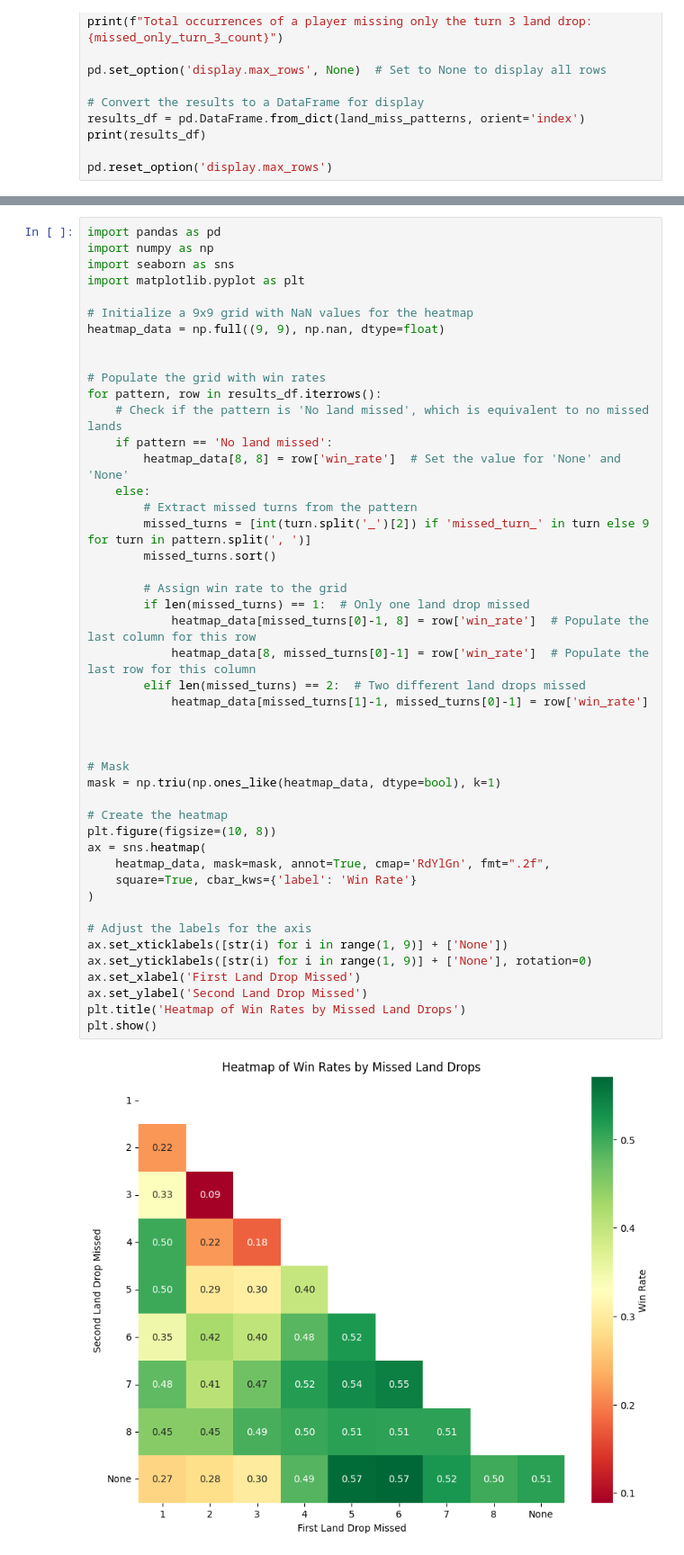
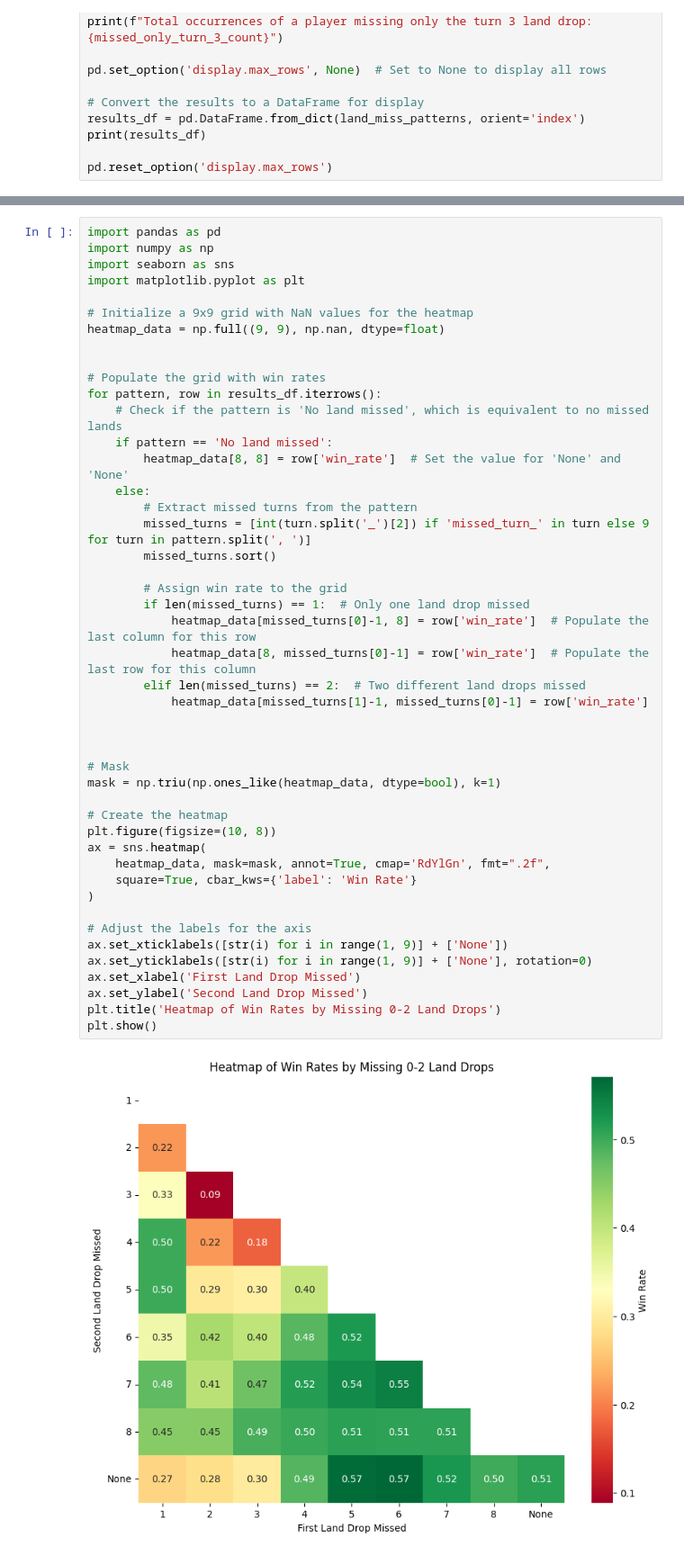
Before and after one commit to dclasky/GameTurnAnalysis, a Jupyter notebook: Part 2_Turn Specific Land Drops/Turn Specific Land Drops.ipynb, the cells around one changed output, grey strips where cells are left out. Shown at 90% size. Cells and saved outputs as stored; diff of their text form.

```diff
--- a/Part 2_Turn Specific Land Drops/Turn Specific Land Drops.ipynb
+++ b/Part 2_Turn Specific Land Drops/Turn Specific Land Drops.ipynb
@@ -106,32 +106,32 @@ for pattern, row in results_df.iterrows():
         # Extract missed turns from the pattern
         missed_turns = [int(turn.split('_')[2]) if 'missed_turn_' in turn else 9 for turn in pattern.split(', ')]
         missed_turns.sort()
 
         # Assign win rate to the grid
         if len(missed_turns) == 1:  # Only one land drop missed
             heatmap_data[missed_turns[0]-1, 8] = row['win_rate']  # Populate the last column for this row
             heatmap_data[8, missed_turns[0]-1] = row['win_rate']  # Populate the last row for this column
         elif len(missed_turns) == 2:  # Two different land drops missed
             heatmap_data[missed_turns[1]-1, missed_turns[0]-1] = row['win_rate']
 
 
 
 # Mask
 mask = np.triu(np.ones_like(heatmap_data, dtype=bool), k=1)
 
 # Create the heatmap
 plt.figure(figsize=(10, 8))
 ax = sns.heatmap(
     heatmap_data, mask=mask, annot=True, cmap='RdYlGn', fmt=".2f",
     square=True, cbar_kws={'label': 'Win Rate'}
 )
 
 # Adjust the labels for the axis
 ax.set_xticklabels([str(i) for i in range(1, 9)] + ['None'])
 ax.set_yticklabels([str(i) for i in range(1, 9)] + ['None'], rotation=0)
 ax.set_xlabel('First Land Drop Missed')
 ax.set_ylabel('Second Land Drop Missed')
-plt.title('Heatmap of Win Rates by Missed Land Drops')
+plt.title('Heatmap of Win Rates by Missing 0-2 Land Drops')
 plt.show()
 # %% [output]
-[figure, old version]
+[figure, new version]
```
Also changed, not shown: 1 other file.
